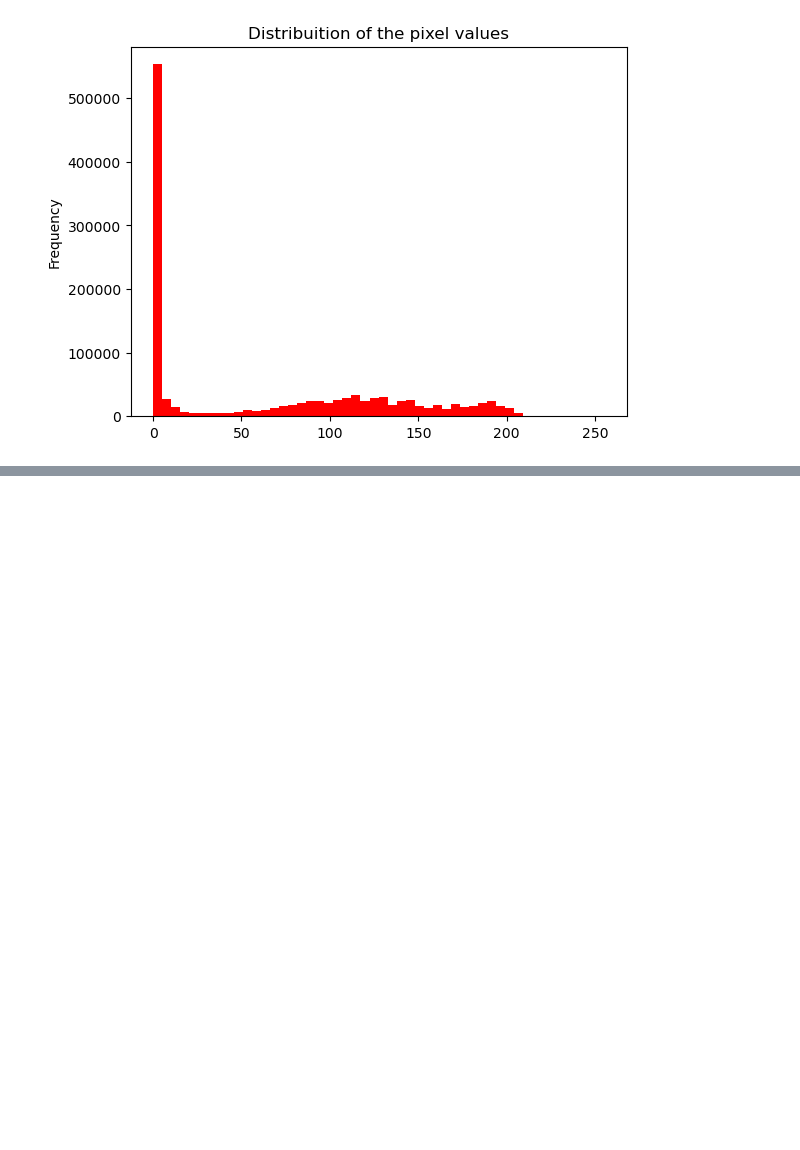
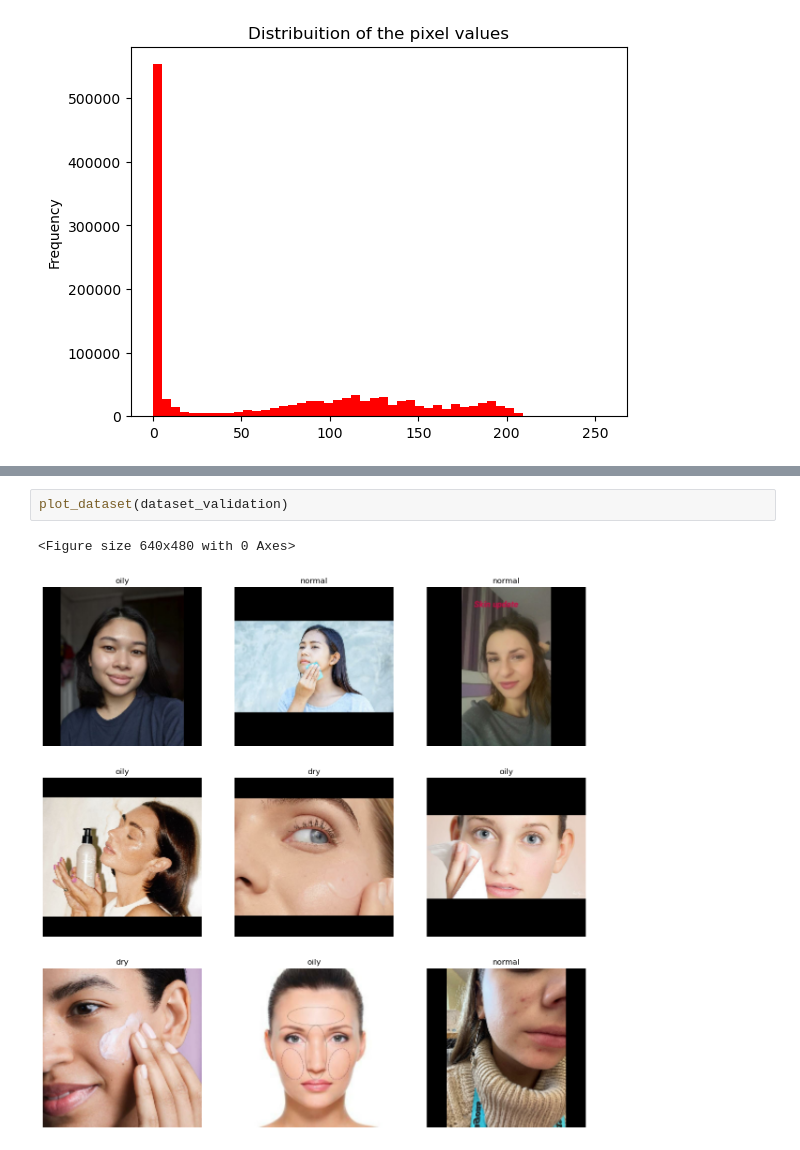
Before and after one commit to OliviaHelena10/skincare_recommendations, a Jupyter notebook: image_processing.ipynb, the cells around one changed output, grey strips where cells are left out. Saved outputs shown, nothing was run; the diff lists cells and outputs as text; blank space fills up the shorter version.

```diff
--- a/image_processing.ipynb
+++ b/image_processing.ipynb
@@ -124,0 +174,5 @@ plt.show()
+# %%
+plot_dataset(dataset_validation)
+# %% [output]
+<Figure size 640x480 with 0 Axes>
+[figure, added]
```
Also changed, not shown: parts of 29 cells of this notebook.
